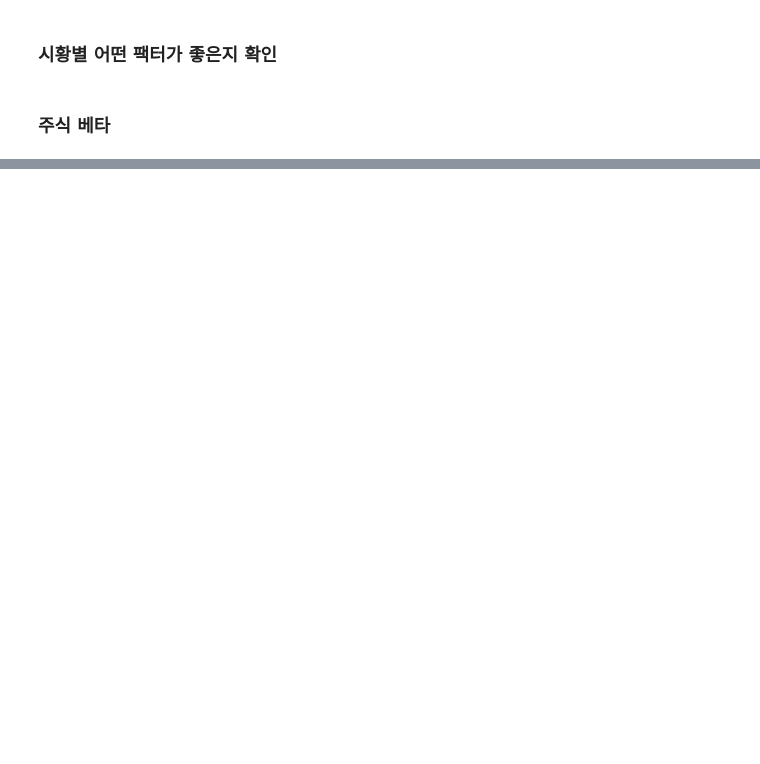
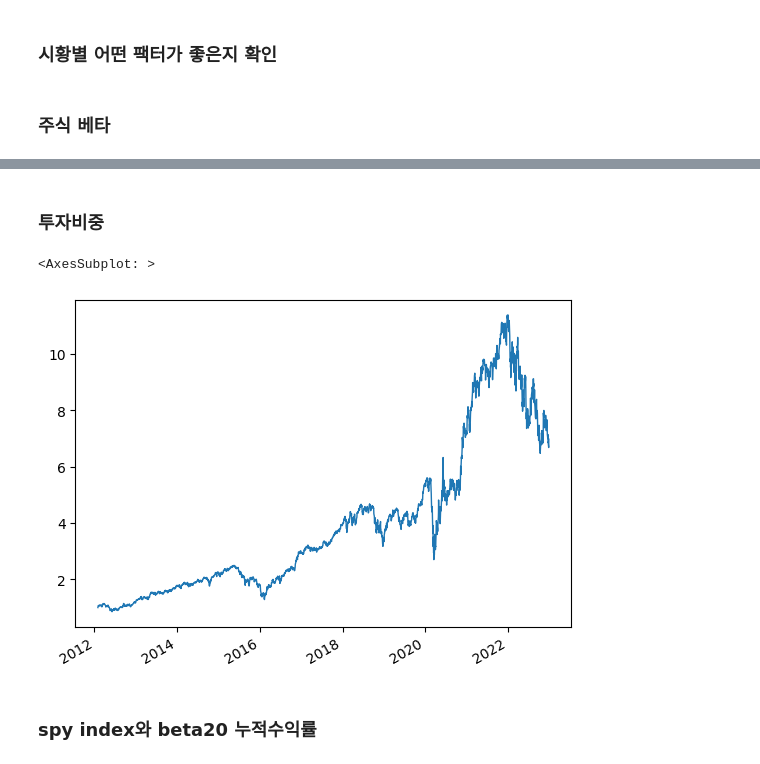
Before and after one commit to cswcjt/Quant-Project, a Jupyter notebook: quant/bs_with_beta.ipynb, the cells around one changed output, grey strips where cells are left out. Saved outputs shown, nothing was run; the diff lists cells and outputs as text; code cells hidden in the pictures; blank space fills up the shorter version.

Commit message:
Test: Daily Return Test

```diff
--- a/quant/bs_with_beta.ipynb
+++ b/quant/bs_with_beta.ipynb
@@ -585,0 +22,12 @@ Annualized GtP Ratio: 3.20
+# %%
+equity_df = pd.read_csv('../quant/equity_universe.csv', index_col=0)
+equity_df.index = pd.to_datetime(equity_df.index)
+
+equity_df = equity_df.loc['2011':,].dropna(axis=1)
+
+benchmark = pd.DataFrame({'SPY': yf.download('SPY', start=equity_df.iloc[0].name, end=equity_df.iloc[-1].name)['Adj Close']})
+
+equity_universe = pd.concat([equity_df, benchmark], axis=1).dropna()
+
+monthly_index = equity_universe.resample('M').last().index
+monthly_index = monthly_index[12:]
@@ -585,0 +38,2 @@ Annualized GtP Ratio: 3.20
+# %%
+beta_signal = Beta(equity_with_benchmark=equity_universe, benchmark_ticker='SPY').beta()
@@ -585,0 +54,17 @@ Annualized GtP Ratio: 3.20
+# %% [markdown]
+### 투자비중
+# %%
+beta_ew_weight = Equalizer(signal=beta_signal, rebal_price=equity_df.resample('M').last(), param=12).ew()
+
+factor_portval = calculate_portvals(price_df=equity_universe.loc['2012':,], weight_df=beta_ew_weight, signal_df=beta_signal,long_only=True)
+factor_daily_rets = port_rets(factor_portval, cumulative=False)
+factor_cum_rets = port_rets(factor_portval, cumulative=True)
+
+factor_daily_rets.to_csv('result/beta_daily_rets.csv')
+# %%
+factor_cum_rets.plot(lw=1)
+# %% [output]
+<AxesSubplot: >
+[figure, added]
+# %% [markdown]
+### spy index와 beta20 누적수익률
```
Also changed, not shown: parts of 68 cells of this notebook.
